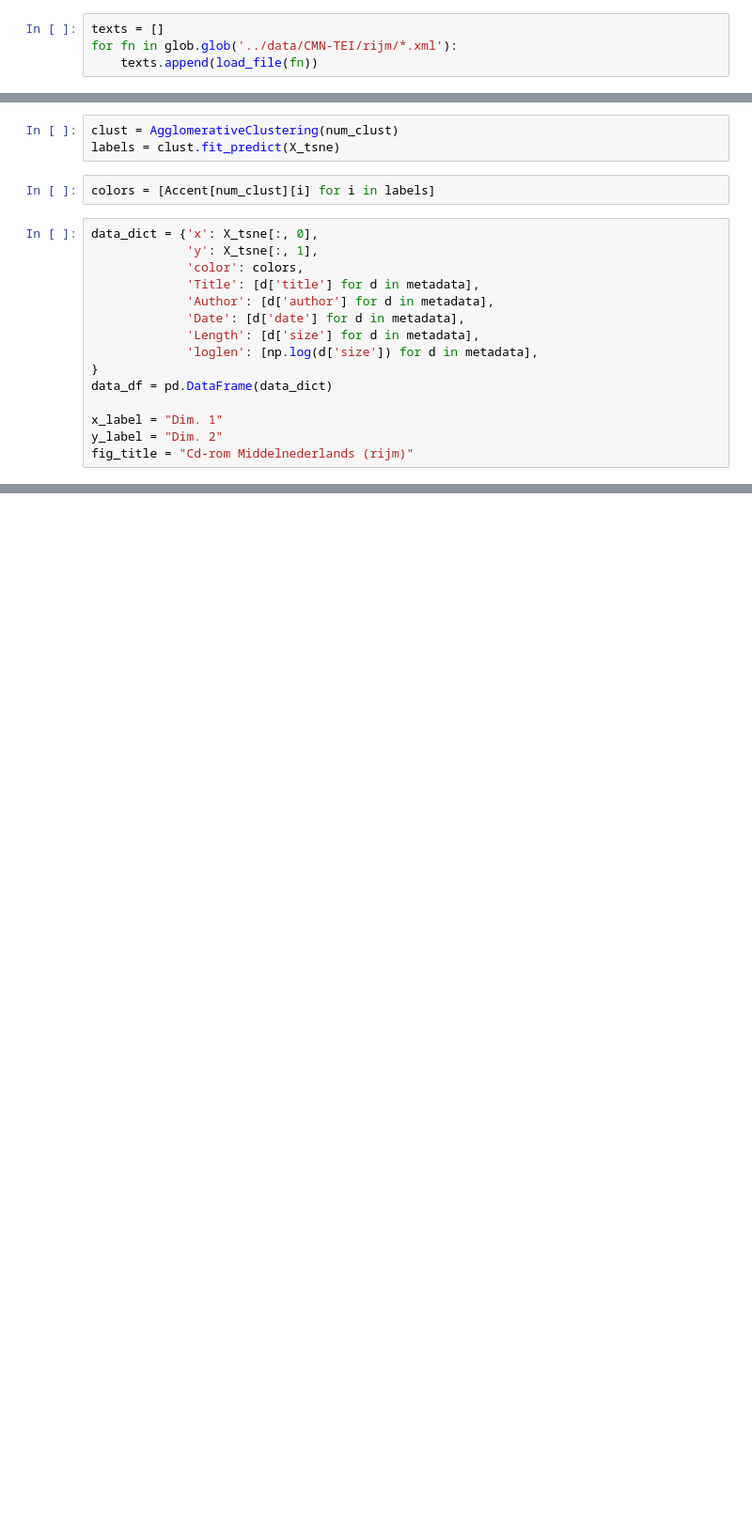
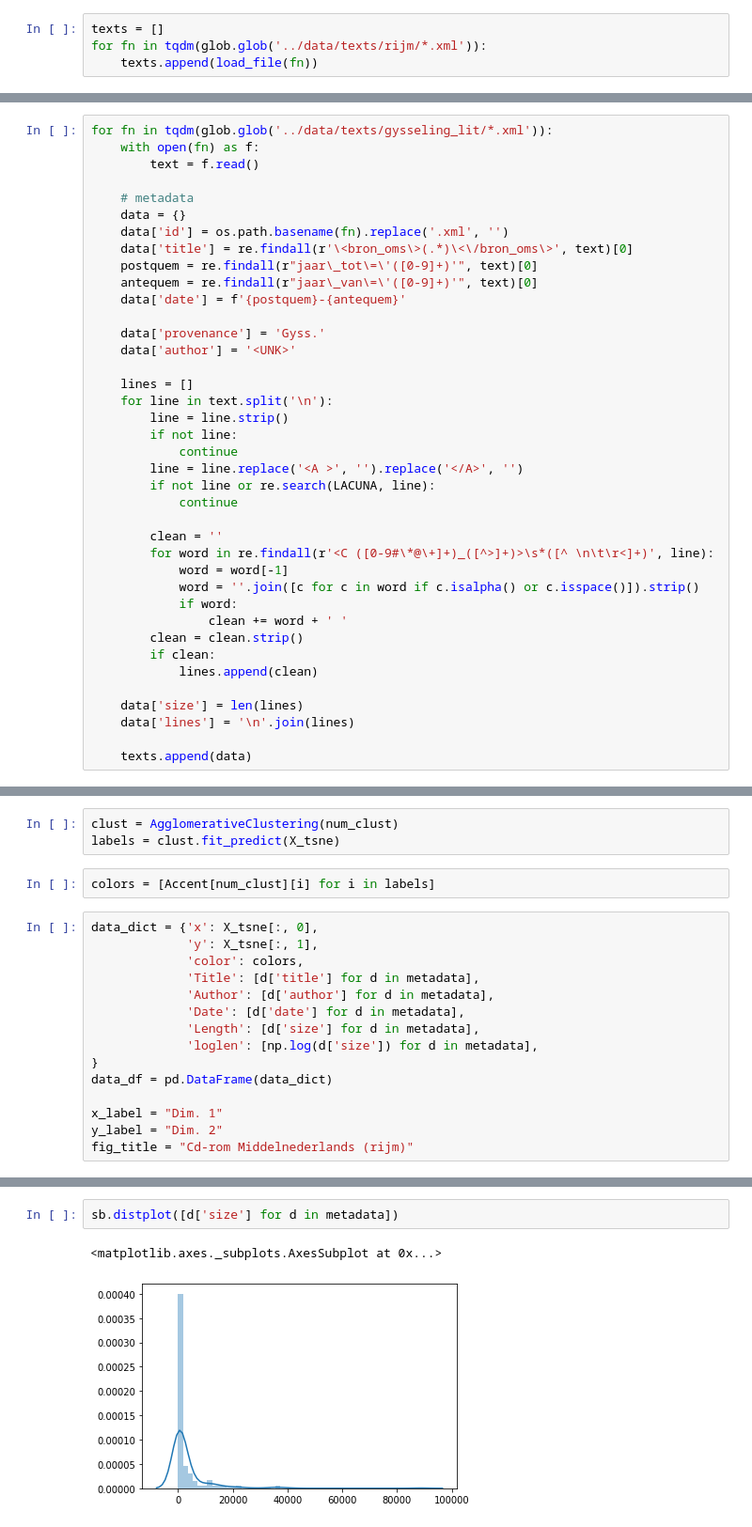
Before and after one commit to mikekestemont/vulpes, a Jupyter notebook: notebooks/explore.ipynb, the cells around one changed output, grey strips where cells are left out. Shown at 94% size. Drawn from its saved outputs; the diff is of its cells as text; blank space fills up the shorter version.

Commit message:
add gysseling

```diff
--- a/notebooks/explore.ipynb
+++ b/notebooks/explore.ipynb
@@ -91,4 +97,4 @@ os.mkdir(outdir)
 # %%
 texts = []
-for fn in glob.glob('../data/CMN-TEI/rijm/*.xml'):
+for fn in tqdm(glob.glob('../data/texts/rijm/*.xml')):
     texts.append(load_file(fn))
@@ -100,3 +103,42 @@ for fn in glob.glob('../data/CMN-TEI/rijm/*.xml'):
+# %%
+for fn in tqdm(glob.glob('../data/texts/gysseling_lit/*.xml')):
+    with open(fn) as f:
+        text = f.read()
+
+    # metadata
+    data = {}
+    data['id'] = os.path.basename(fn).replace('.xml', '')
+    data['title'] = re.findall(r'\<bron_oms\>(.*)\<\/bron_oms\>', text)[0]
+    postquem = re.findall(r"jaar\_tot\=\'([0-9]+)'", text)[0]
+    antequem = re.findall(r"jaar\_van\=\'([0-9]+)'", text)[0]
+    data['date'] = f'{postquem}-{antequem}'
+
+    data['provenance'] = 'Gyss.'
+    data['author'] = '<UNK>'
+
+    lines = []
+    for line in text.split('\n'):
+        line = line.strip()
+        if not line:
+            continue
+        line = line.replace('<A >', '').replace('</A>', '')
+        if not line or re.search(LACUNA, line):
+            continue
+
+        clean = ''
+        for word in re.findall(r'<C ([0-9#\*@\+]+)_([^>]+)>\s*([^ \n\t\r<]+)', line):
+            word = word[-1]
+            word = ''.join([c for c in word if c.isalpha() or c.isspace()]).strip()
+            if word:
+                clean += word + ' '
+        clean = clean.strip()
+        if clean:
+            lines.append(clean)
+
+    data['size'] = len(lines)
+    data['lines'] = '\n'.join(lines)
+
+    texts.append(data)
 # %% [markdown]
 ## Rauwe aanpak
 # %%
@@ -243,3 +281,8 @@ show(p)
 # %% [output]
 [interactive output not drawn]
 [interactive output not drawn]
+# %%
+sb.distplot([d['size'] for d in metadata])
+# %% [output]
+<matplotlib.axes._subplots.AxesSubplot at 0x...>
+[figure, added]
```
Also changed, not shown: parts of 17 cells of this notebook.
